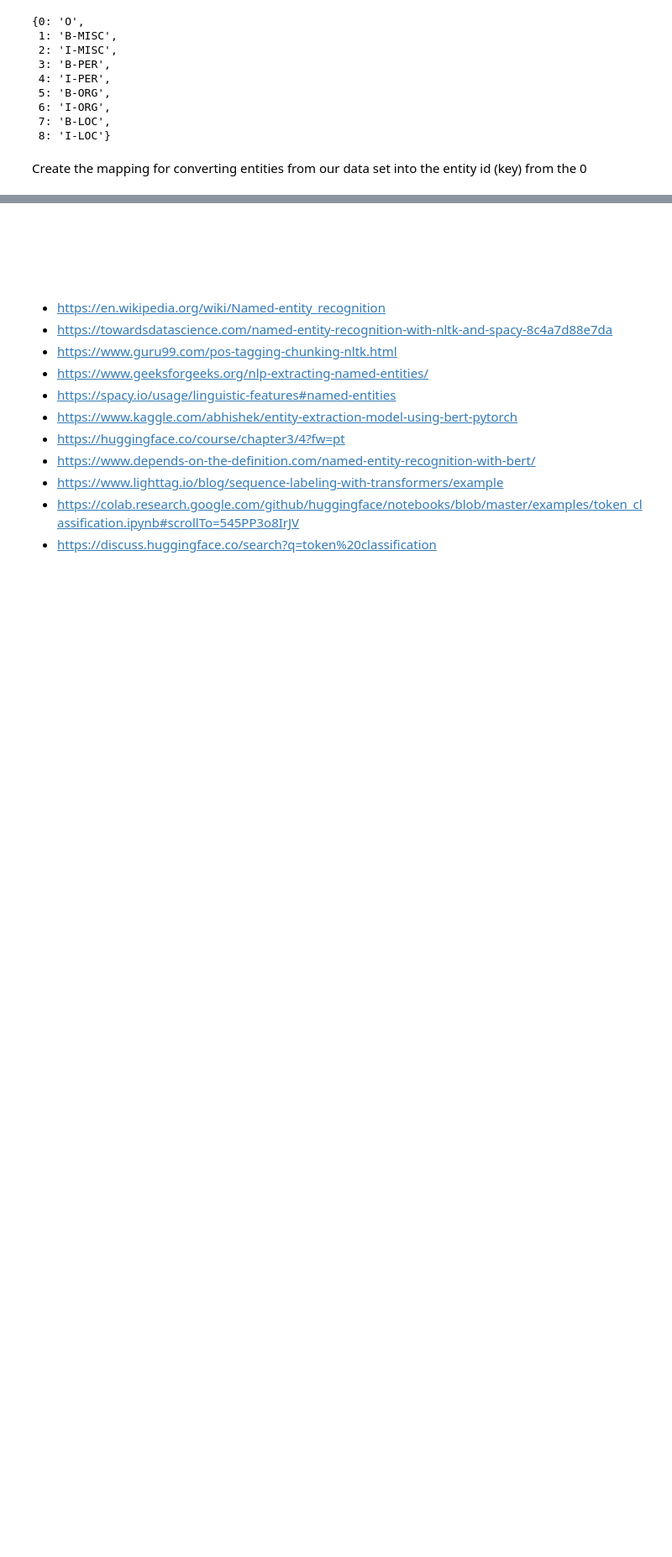
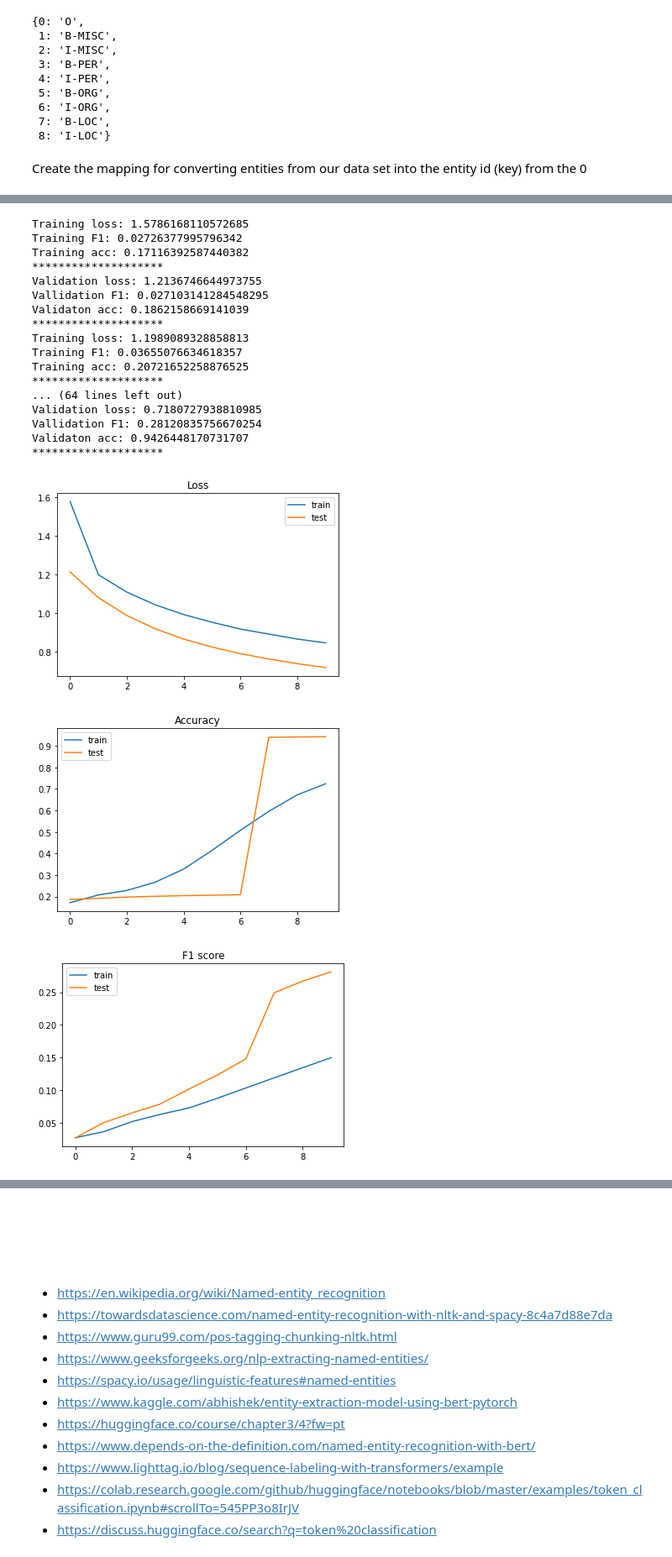
Before and after one commit to nikhilmsreedhar/CAP-6640-Projects, a Jupyter notebook: project-3/named-entity-recognition.ipynb, the cells around one changed output, grey strips where cells are left out. Shown at 84% size. Drawn from its saved outputs; the diff is of its cells as text; code cells hidden in the pictures; blank space fills up the shorter version.

```diff
--- a/project-3/named-entity-recognition.ipynb
+++ b/project-3/named-entity-recognition.ipynb
@@ -519,26 +481,0 @@ loader_legal_val = torch.utils.data.DataLoader(
-# %%
-model = AutoModelForTokenClassification.from_pretrained(MODEL_NAME)
-
-# just train the linear classifier on top of BERT
-param_optimizer = list(model.classifier.named_parameters())
-optimizer_grouped_parameters = [{"params": [p for n, p in param_optimizer]}]
-optimizer = AdamW(
-    optimizer_grouped_parameters,
-    lr=5e-5,
-    eps=1e-12
-)
-## full finetuning
-#optimizer = AdamW(model.parameters())
-
-device = torch.device("cuda") if torch.cuda.is_available() else torch.device("cpu")
-model.to(device)
-
-# add scheduler to linearly reduce the learning rate throughout the epochs.
-num_epochs = 3
-num_training_steps = num_epochs * len(loader_train)
-lr_scheduler = get_scheduler(
-    "linear",
-    optimizer=optimizer,
-    num_warmup_steps=0,
-    num_training_steps=num_training_steps
-)
@@ -545,3 +503,6 @@ lr_scheduler = get_scheduler(
+# %%
+loader_train, loader_val = preprocess_gmb(df_gr)
+loader_legal_train, loader_legal_val = preprocess_legal(df_legal_preprocessed)
 # %%
 def train(model, loader_train, loader_val):
     train_hist = {'train_losses': [],
@@ -852,0 +811,25 @@ LABEL_13        [SEP]
+# %%
+num_training_steps = num_epochs * len(loader_legal_train)
+hist = train(model_deberta, loader_legal_train, loader_legal_val)
+plot_hist(hist)
+# %% [output]
+Training loss: 1.5786168110572685
+Training F1: 0.02726377995796342
+Training acc: 0.17116392587440382
+********************
+Validation loss: 1.2136746644973755
+Vallidation F1: 0.027103141284548295
+Validaton acc: 0.1862158669141039
+********************
+Training loss: 1.1989089328858813
+Training F1: 0.03655076634618357
+Training acc: 0.20721652258876525
+********************
+... (64 lines left out)
+Validation loss: 0.7180727938810985
+Vallidation F1: 0.28120835756670254
+Validaton acc: 0.9426448170731707
+********************
+[figure, added]
+[figure, added]
+[figure, added]
```
Also changed, not shown: parts of 28 cells of this notebook.
